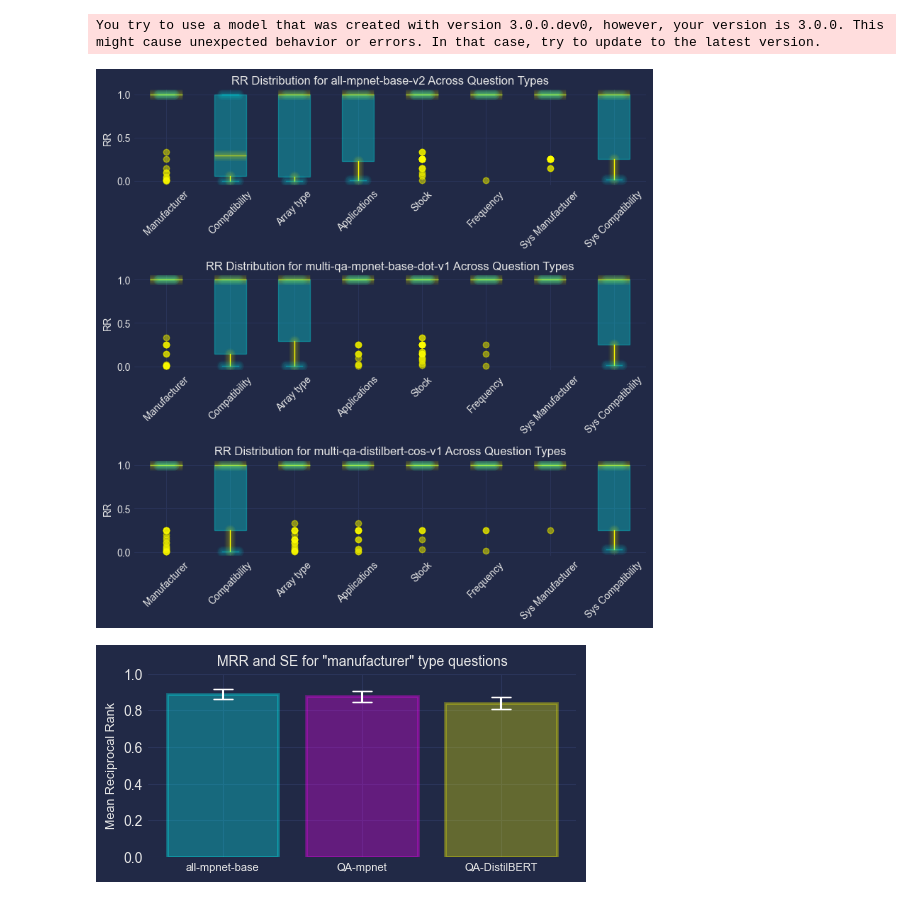
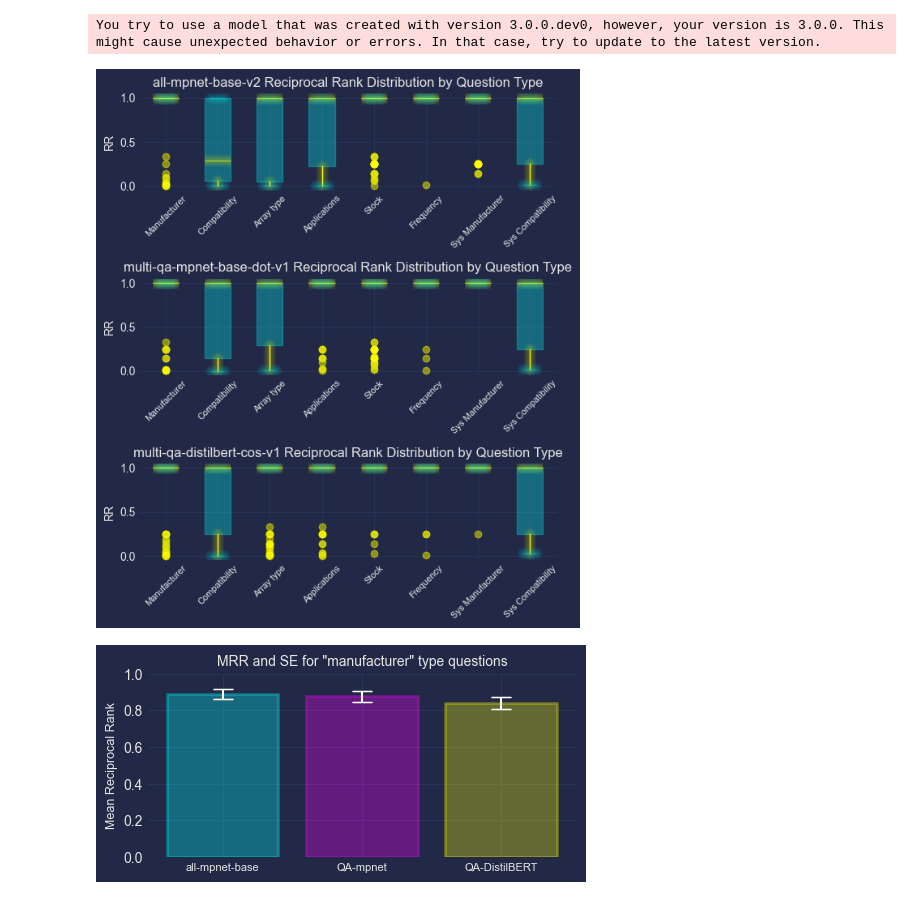
Before and after one commit to dennisvdang/QA-Retrieval-System, a Jupyter notebook: notebooks/qa_system.ipynb, the cells around one changed output. Drawn from its saved outputs; the diff is of its cells as text; code cells hidden in the pictures.

Commit message:
Update images

```diff
--- a/notebooks/qa_system.ipynb
+++ b/notebooks/qa_system.ipynb
@@ -472,38 +472,38 @@ results = {
 # %%
 # Define the order of models
 model_order = ['all-mpnet-base-v2', 'multi-qa-mpnet-base-dot-v1', 'multi-qa-distilbert-cos-v1']
 
 # Filter RR values for different 'probes' and 'systems' question types
 probe_types = ['manufacturer', 'compatibility', 'array type', 'applications', 'stock', 'frequency']
 system_types = ['manufacturer', 'compatibility']
 
 results_rr_by_type = {key: {ptype: df[df['tags'].apply(lambda x: 'probes' in x and ptype in x)]['rr'].dropna() for ptype in probe_types} for key, df in results.items()}
 
 # Add 'systems' question types to the results
 for key, df in results.items():
     results_rr_by_type[key].update({f'systems_{stype}': df[df['tags'].apply(lambda x: 'systems' in x and stype in x)]['rr'].dropna() for stype in system_types})
 
 # Define the complete list of question types
 all_types = probe_types + [f'systems_{stype}' for stype in system_types]
 labels = [ptype.capitalize() for ptype in probe_types] + [f'Sys {stype.capitalize()}' for stype in system_types]
 
 # Create the boxplot
-fig, ax = plt.subplots(len(model_order), 1, figsize=(8, 8))  # Adjust the figure size
+fig, ax = plt.subplots(len(model_order), 1, figsize=(6, 7))  # Adjust the figure size
 
 for i, model_key in enumerate(model_order):
     rr_by_type = results_rr_by_type[model_key]
     data = [rr_by_type[ptype] for ptype in all_types if ptype in rr_by_type]
     box = ax[i].boxplot(data, vert=True, patch_artist=True, medianprops=dict(color='yellow', alpha=0.5), boxprops=dict(facecolor='cyan', alpha=0.3, edgecolor='cyan'), capprops=dict(color='cyan', alpha=0.3), whiskerprops=dict(color='yellow'), flierprops=dict(markeredgecolor='yellow', markerfacecolor='yellow', alpha=0.3))
-    ax[i].set_xticklabels(labels, rotation=45)
-    ax[i].set_ylabel('RR')
-    ax[i].set_title(f'RR Distribution for {model_key} Across Question Types')
+    ax[i].set_xticklabels(labels, rotation=45, fontsize=8)  # Reduced font size for x-tick labels
+    ax[i].set_ylabel('RR', fontsize=10)  # Reduced font size for y-label
+    ax[i].set_title(f'{model_key} Reciprocal Rank Distribution by Question Type', fontsize=12)  # Reduced font size for title
 
     mplcyberpunk.make_lines_glow(ax[i])
 
 plt.tight_layout()
 plt.show()
 # %% [output]
-[figure, old version]
+[figure, new version]
 # %%
 # Calculate means and standard errors
 mean_rr_by_type = {}
```
Also changed, not shown: 1 other file.
